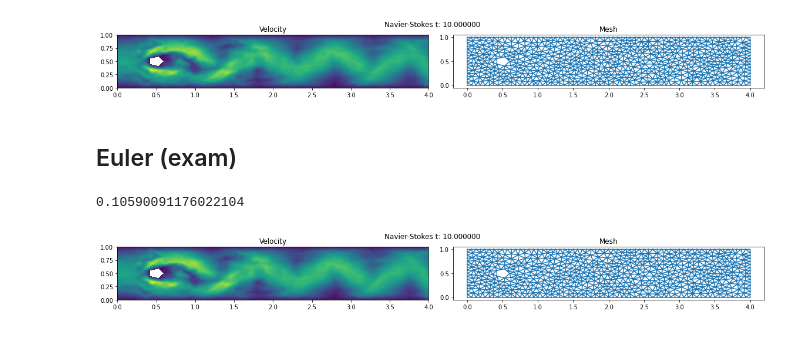
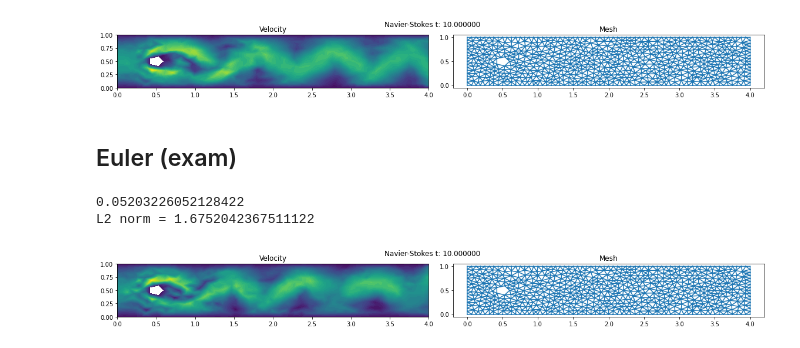
Before and after one commit to anderalex803/nuwara-online-courses, a Jupyter notebook: HPFEM_KTH/W1/HPFEM_W1_navier_stokes.ipynb, the cells around one changed output. Drawn from its saved outputs; the diff is of its cells as text; code cells hidden in the pictures.

```diff
--- a/HPFEM_KTH/W1/HPFEM_W1_navier_stokes.ipynb
+++ b/HPFEM_KTH/W1/HPFEM_W1_navier_stokes.ipynb
@@ -469,22 +473,24 @@ mresolution=30
 mesh = generate_mesh(Rectangle(Point(G[0], G[2]), Point(G[1], G[3])) - Circle(Point(.5, .5), .1), mresolution)
 
 # FEM function spaces and functions
-"modification by hateaf"
-Ve = VectorElement("CG", mesh.ufl_cell(), 1)
-Qe = FiniteElement("CG", mesh.ufl_cell(), 1)
-Q = FunctionSpace(mesh, Qe)
-V = VectorFunctionSpace(mesh, "CG", 1)
-W = FunctionSpace(mesh, Ve * Qe)
+degree=1
+Qe = FiniteElement("CG", mesh.ufl_cell(), degree)
+Q = FunctionSpace(mesh,Qe);
 
-h = CellDiameter(mesh);
+Ve = VectorElement("CG", mesh.ufl_cell(), degree)
+V = FunctionSpace(mesh,Ve);
+
+TH = MixedElement([Ve,Qe])
+W = FunctionSpace(mesh, TH)
+
+h = 0.5*CellDiameter(mesh);
 (v, q) = TestFunctions(W);
 w = Function(W);
 (u, p) = (as_vector((w[0], w[1])), w[2]);
 u0 = Function(V)
 
 # Inlet velocity
-uin = Expression(("4*(x[1]*(YMAX-x[1]))/(YMAX*YMAX)", "0."), YMAX=YMAX, degree=degree)
-
+uin = Expression(("4*(x[1]*(YMAX-x[1]))/(YMAX*YMAX)", "0."), YMAX=YMAX, degree=degree+1)
 # Mark regions for boundary conditions
 om = Expression("x[0] > XMAX - eps ? 1. : 0.", XMAX=XMAX, eps=eps, degree=degree)
 im = Expression("x[0] < XMIN + eps ? 1. : 0.", XMIN=XMIN, eps=eps, degree=degree)
@@ -492,7 +498,6 @@ nm = Expression("x[0] > XMIN + eps && x[0] < XMAX - eps ? 1. : 0.", XMIN=XMIN, X
 
 # Timestep, viscosity and stabilization parameters
 k = 0.1;
-nu = 1e-6;
 d = .2*h**(3./2.)
 
 # Time interval and penalty parameter
@@ -504,9 +509,6 @@ pl, ax = plt.subplots();
 # Initialize time stepping
 stepcounter = 0;
 timer0 = time.clock()
-
-# Time stepping method
-theta = 0.5 # 0.5 - Midpoint rule, 1.0 - Implicit Euler, 0.0 - Explicit Euler
 
 # Time-stepping loop
 while t < T:
@@ -514,32 +516,36 @@ while t < T:
     um = theta*u + (1.0-theta)*u0
 
     # Navier-Stokes equations in weak residual form
     "Different in the formula"
     r = ((inner((u - u0)/k + grad(p) + grad(um)*um, v) + div(um)*q)*dx +
          gamma*(om*p*q + im*inner(u - uin, v) + nm*inner(u, v))*ds + # Weak boundary conditions
          d*(inner(grad(p) + grad(um)*um, grad(q) + grad(um)*v) + inner(div(um), div(v)))*dx) # Stabilization
 
     # Solve the Navier-Stokes PDE (one timestep)
     solve(r==0, w)
 
     # Visualize the solution
     plot_compact(u, t, stepcounter) # Plot all quantities (see implementation above)
 
     # Shift to next timestep
     t += k;
     stepcounter += 1;
     u0 = project(u, V);
 
 # print ("elapsed CPU time: ", (time.clock() - timer0))
 
 "Drag force computation"
 n = FacetNormal(mesh)
 # psimarker=Expression("pow((x[0]-0.5),2) + pow((x[1]-0.5),2) < pow(0.1,2) + eps", XMIN=XMIN, XMAX=XMAX,YMIN=YMIN,YMAX=YMAX, eps=eps,degree=degree)
 # psimarker=Expression("pow((x[0]-0.5),2) + pow((x[1]-0.5),2) < pow(0.1,2)", XMIN=XMIN, XMAX=XMAX,YMIN=YMIN,YMAX=YMAX, eps=eps,degree=degree)
 psimarker=Expression("pow((x[0]-0.5),2) + pow((x[1]-0.5),2) < pow(0.1,2)", eps=eps,degree=degree)
 M1 = psimarker*p*n[0]*ds # Drag (only pressure)
 drag_force = assemble(M1)
 print(drag_force)
+
+L2u_norm = sqrt(assemble(inner(u, u)*dx));
+print ("L2 norm = {}".format(L2u_norm))
 # %% [output]
-0.10590091176022104
+0.05203226052128422
+L2 norm = 1.6752042367511122
-[figure, old version]
+[figure, new version]
```
Also changed, not shown: parts of 1 cell of this notebook.
